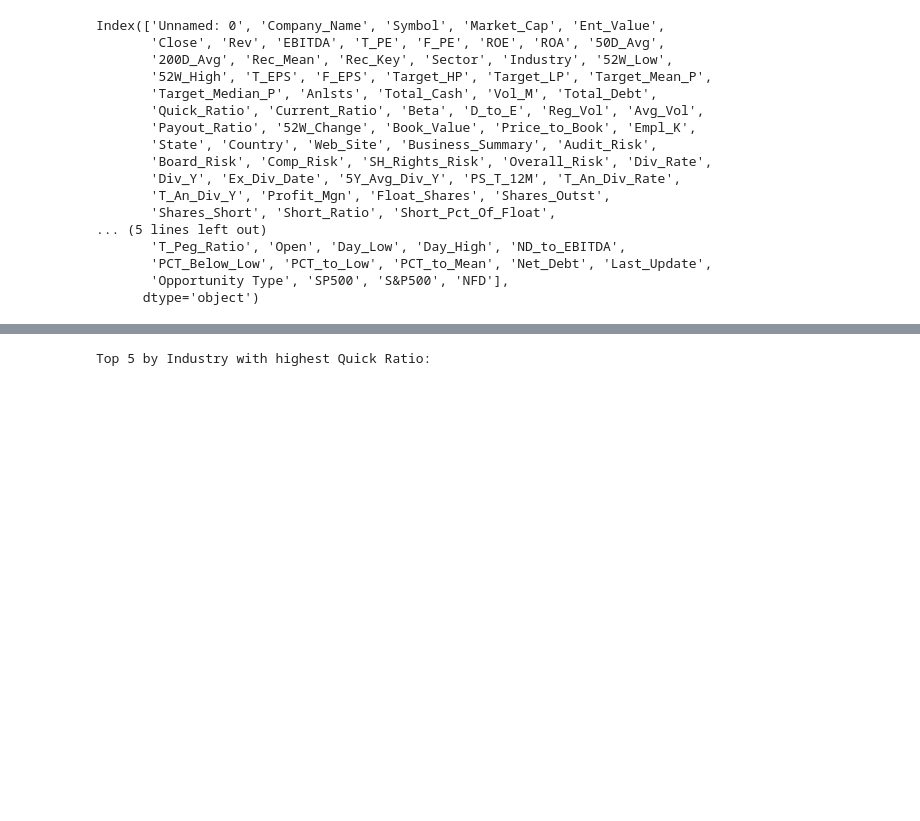
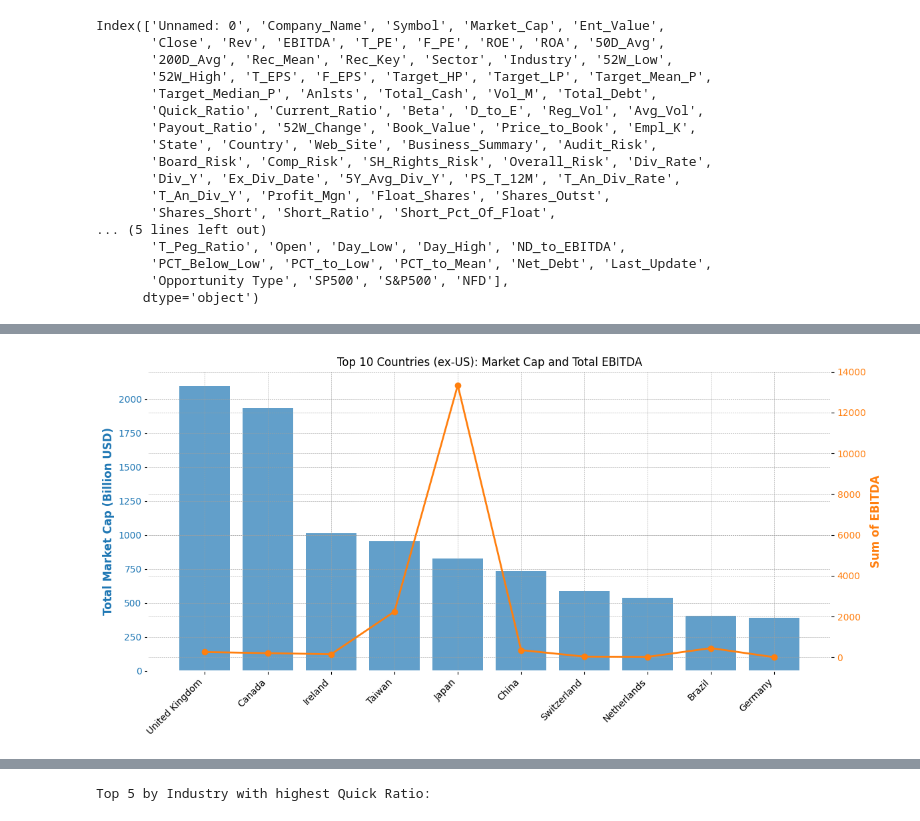
Before and after one commit to NinoNinov/AI-Projects, a Jupyter notebook: Data Science Project - Analysis of 2000 US Stocks/DataScience.ipynb, the cells around one changed output, grey strips where cells are left out. Saved outputs shown, nothing was run; the diff lists cells and outputs as text; code cells hidden in the pictures; blank space fills up the shorter version.

```diff
--- a/Data Science Project - Analysis of 2000 US Stocks/DataScience.ipynb
+++ b/Data Science Project - Analysis of 2000 US Stocks/DataScience.ipynb
@@ -153,0 +302,35 @@ Index(['Unnamed: 0', 'Company_Name', 'Symbol', 'Market_Cap', 'Ent_Value',
+# %%
+# Group by 'Country', sum 'Market_Cap' and 'EBITDA', exclude US
+country_agg = (
+    data[data['Country'] != 'United States']
+    .groupby('Country')
+    .agg({'Market_Cap': 'sum', 'EBITDA': 'sum'})
+    .sort_values('Market_Cap', ascending=False)
+)
+
+# Filter to top 10 countries by Market Cap
+top10 = country_agg.head(10)
+
+fig, ax1 = plt.subplots(figsize=(12, 6))
+
+# Bar plot for Market Cap
+color1 = 'tab:blue'
+x = np.arange(len(top10.index))
+ax1.bar(x, top10['Market_Cap'], color=color1, alpha=0.7)
+ax1.set_ylabel('Total Market Cap (Billion USD)', color=color1)
+ax1.tick_params(axis='y', labelcolor=color1)
+ax1.set_xticks(x)
+ax1.set_xticklabels(top10.index, rotation=45, ha='right')
+ax1.set_title('Top 10 Countries (ex-US): Market Cap and Total EBITDA')
+
+# Line plot for EBITDA (second y-axis)
+ax2 = ax1.twinx()
+color2 = 'tab:orange'
+ax2.plot(x, top10['EBITDA'], color=color2, marker='o', linewidth=2, label='Sum EBITDA')
+ax2.set_ylabel('Sum of EBITDA', color=color2)
+ax2.tick_params(axis='y', labelcolor=color2)
+
+plt.tight_layout()
+plt.show()
+# %% [output]
+[figure, added]
```
Also changed, not shown: parts of 6 cells of this notebook.
